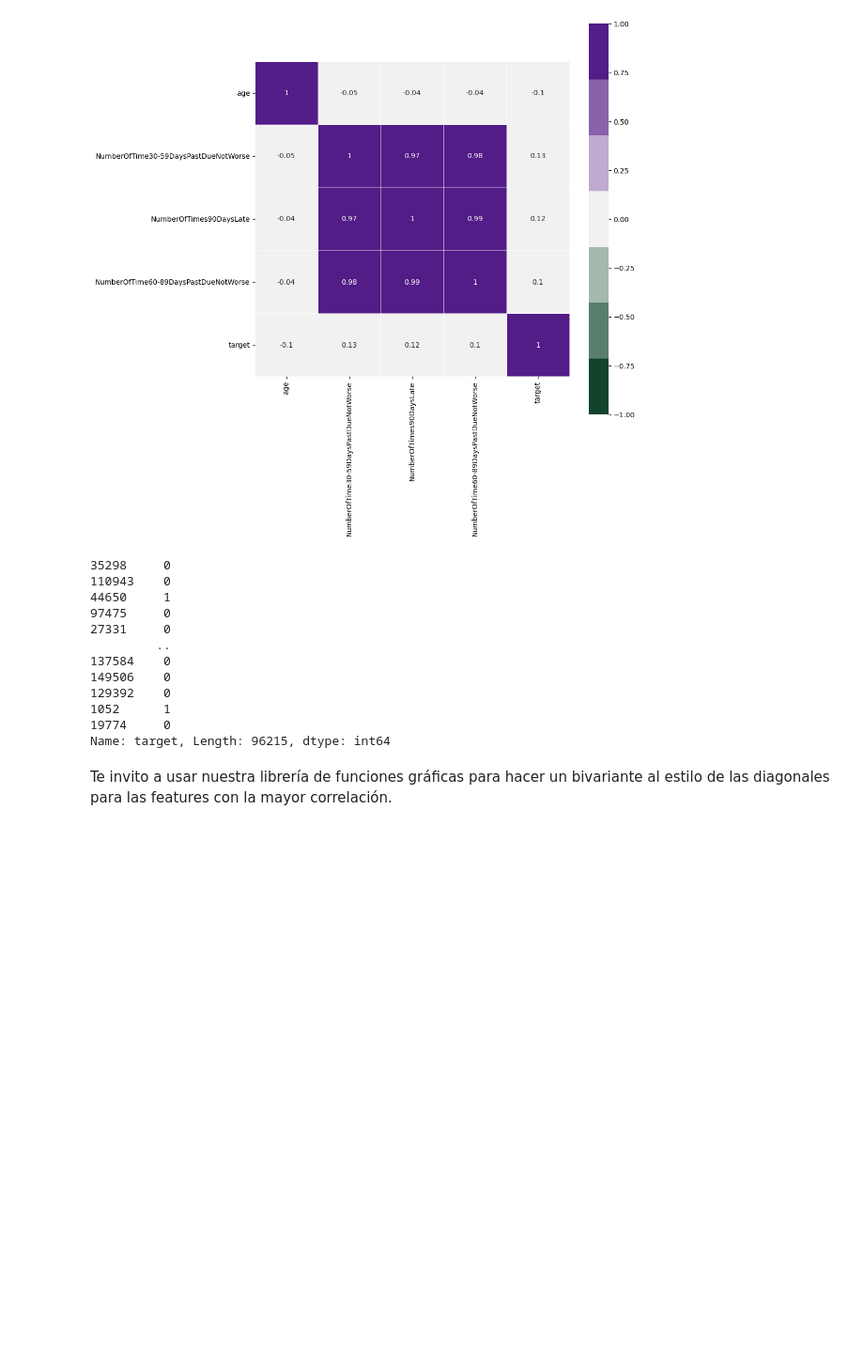
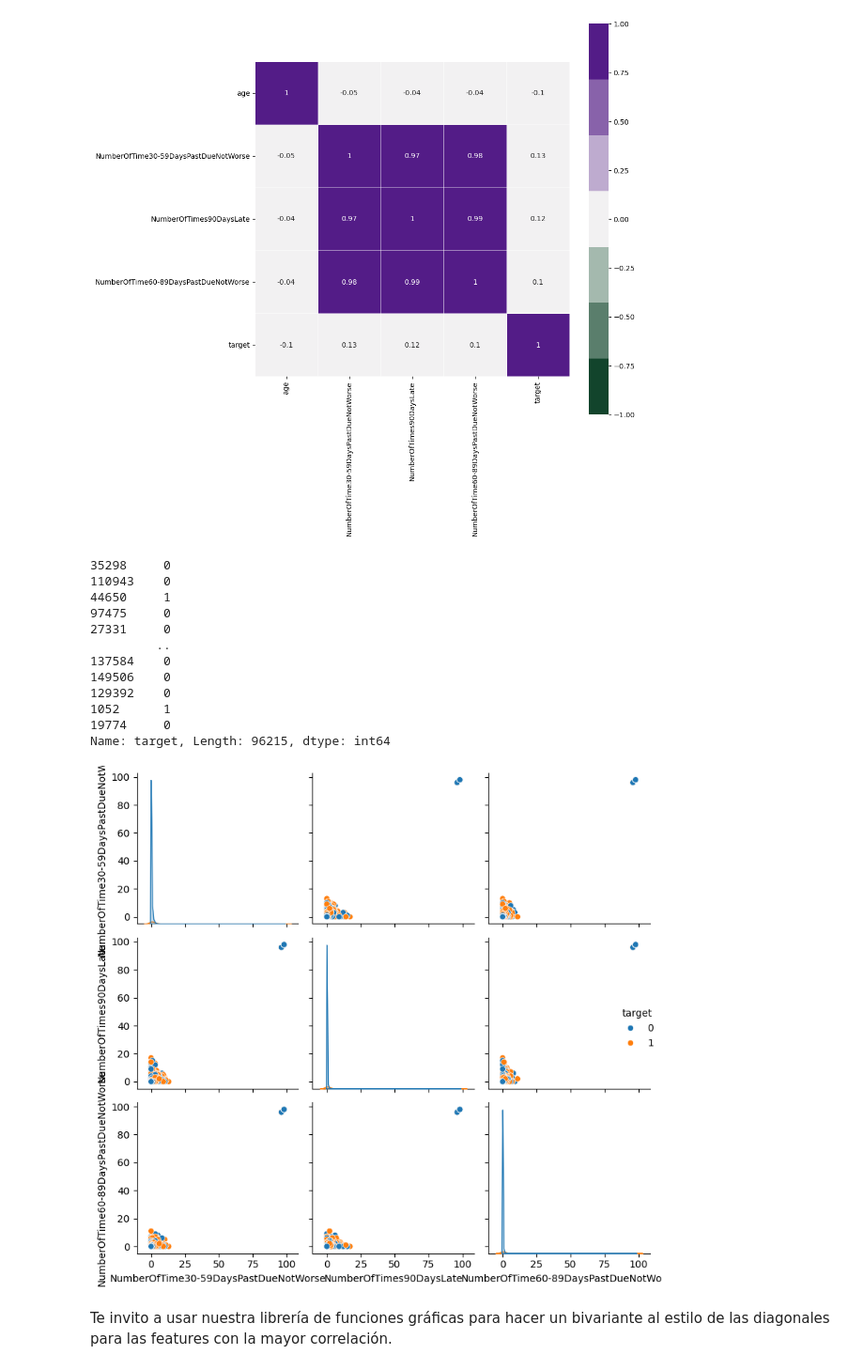
Before and after one commit to mailliwJ/ONLINE_DS_THEBRIDGE_exercises, a Jupyter notebook: 04_Machine_Learning/Sprint_12/Unidad_01/Ejercicios_Workout/notebooks/04_Regresion_Logistica_Binaria.ipynb, the cells around one changed output. Shown at 94% size. Cells and saved outputs as stored; diff of their text form; code cells hidden in the pictures; blank space fills up the shorter version.

```diff
--- a/04_Machine_Learning/Sprint_12/Unidad_01/Ejercicios_Workout/notebooks/04_Regresion_Logistica_Binaria.ipynb
+++ b/04_Machine_Learning/Sprint_12/Unidad_01/Ejercicios_Workout/notebooks/04_Regresion_Logistica_Binaria.ipynb
@@ -132,6 +135,9 @@ df_eda['target']
 Name: target, Length: 96215, dtype: int64
 # %%
 sns.pairplot(df_eda[[col for col in df_eda.columns if "NumberOf" in col or col == "target"]], hue = "target")
+plt.tight_layout()
+# %% [output]
+[figure, added]
 # %% [markdown]
 Te invito a usar nuestra librería de funciones gráficas para hacer un bivariante al estilo de las diagonales para las features con la mayor correlación.
 # %%
```
Also changed, not shown: parts of 24 cells of this notebook.
